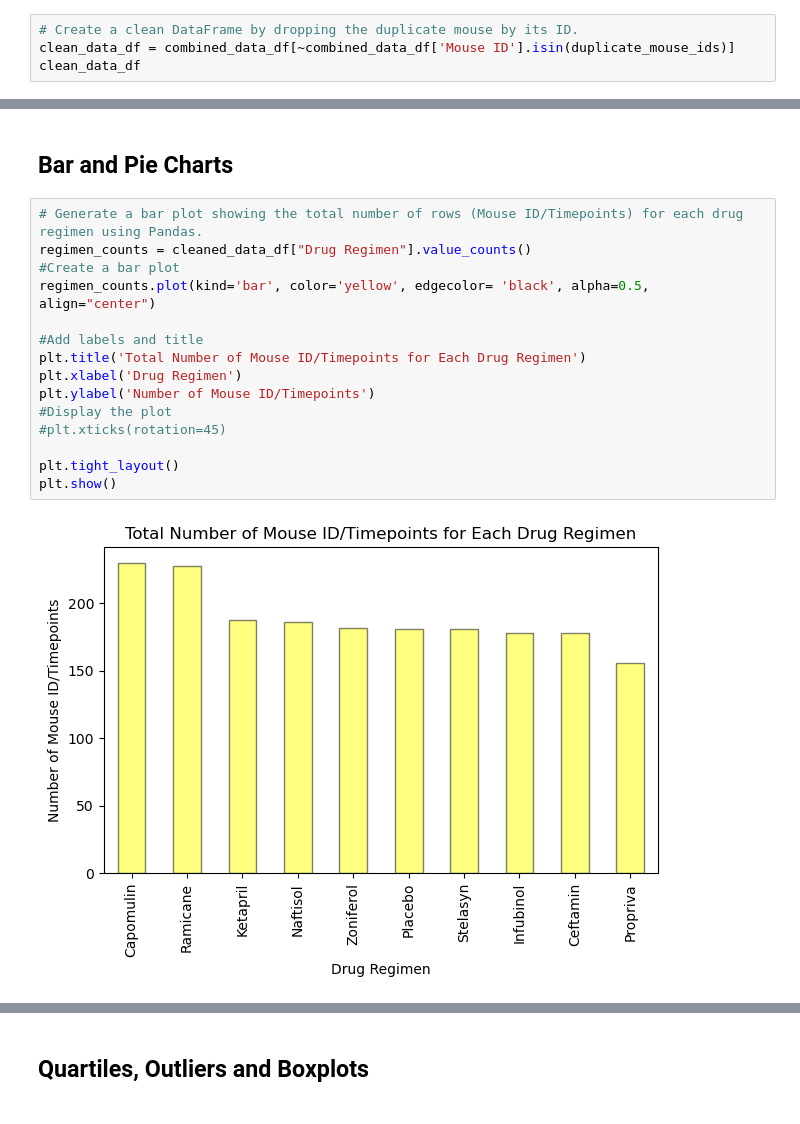
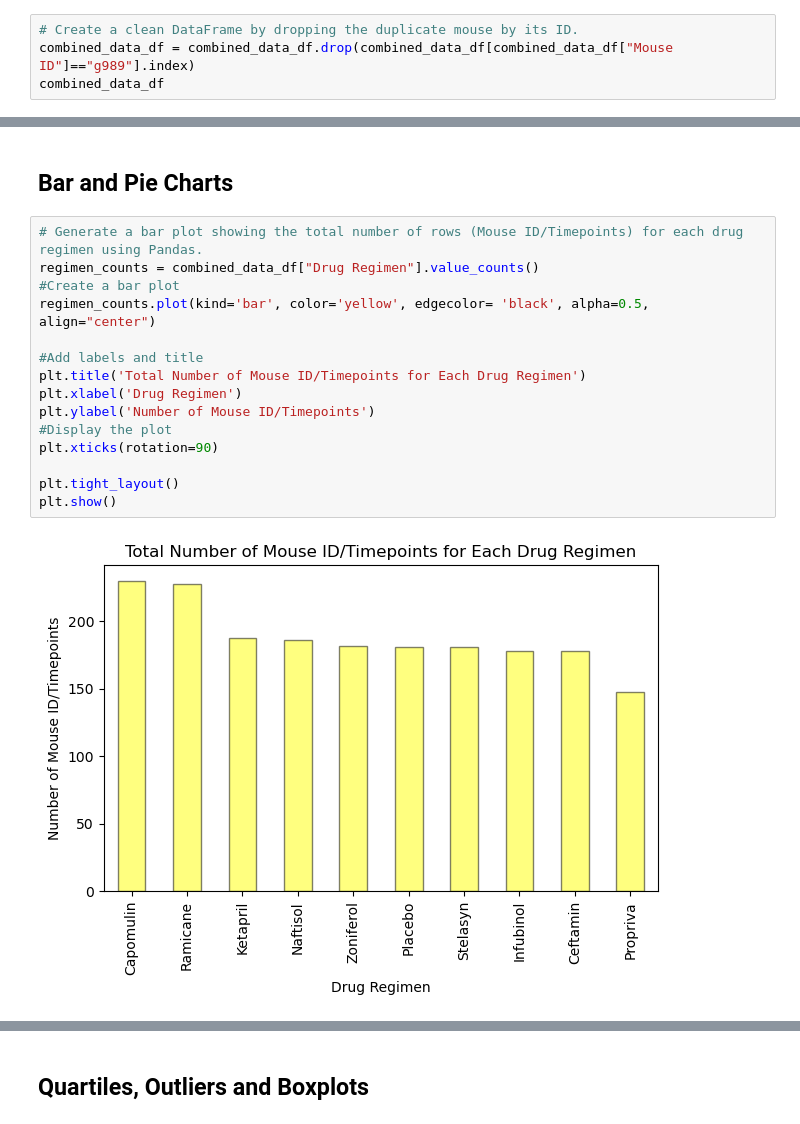
Before and after one commit to Loveyol4/Matplotlib-challenge, a Jupyter notebook: pymaceuticals_starter.ipynb, the cells around one changed output, grey strips where cells are left out. Drawn from its saved outputs; the diff is of its cells as text.

```diff
--- a/pymaceuticals_starter.ipynb
+++ b/pymaceuticals_starter.ipynb
@@ -71,7 +52,7 @@ duplicate_data
 # %%
 # Create a clean DataFrame by dropping the duplicate mouse by its ID.
-clean_data_df = combined_data_df[~combined_data_df['Mouse ID'].isin(duplicate_mouse_ids)]
-clean_data_df
+combined_data_df = combined_data_df.drop(combined_data_df[combined_data_df["Mouse ID"]=="g989"].index)
+combined_data_df
 # %% [output]
 |  | Mouse ID | Drug Regimen | Sex | Age_months | Weight (g) | Timepoint | Tumor Volume (mm3) | ... |
 | 0 | k403 | Ramicane | Male | 21 | 16 | 0 | 45.000000 | ... |
@@ -155,21 +136,21 @@ summary_stats
 ## Bar and Pie Charts
 # %%
 # Generate a bar plot showing the total number of rows (Mouse ID/Timepoints) for each drug regimen using Pandas.
-regimen_counts = cleaned_data_df["Drug Regimen"].value_counts()
+regimen_counts = combined_data_df["Drug Regimen"].value_counts()
 #Create a bar plot
 regimen_counts.plot(kind='bar', color='yellow', edgecolor= 'black', alpha=0.5, align="center")
 
 #Add labels and title
 plt.title('Total Number of Mouse ID/Timepoints for Each Drug Regimen')
 plt.xlabel('Drug Regimen')
 plt.ylabel('Number of Mouse ID/Timepoints')
 #Display the plot
-#plt.xticks(rotation=45)
+plt.xticks(rotation=90)
 
 plt.tight_layout()
 plt.show()
 # %% [output]
-[figure, old version]
+[figure, new version]
 # %%
 # Generate a bar plot showing the total number of rows (Mouse ID/Timepoints) for each drug regimen using pyplot.
 
```
Also changed, not shown: parts of 15 cells of this notebook.
